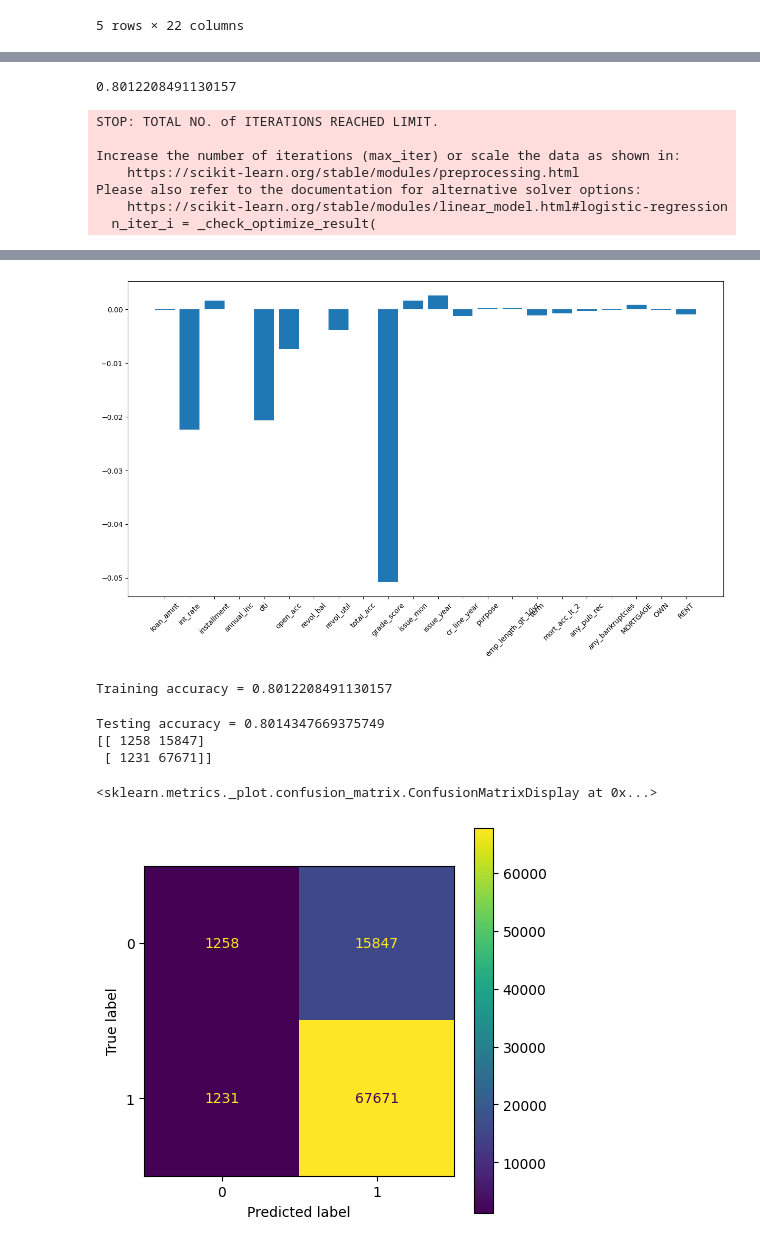
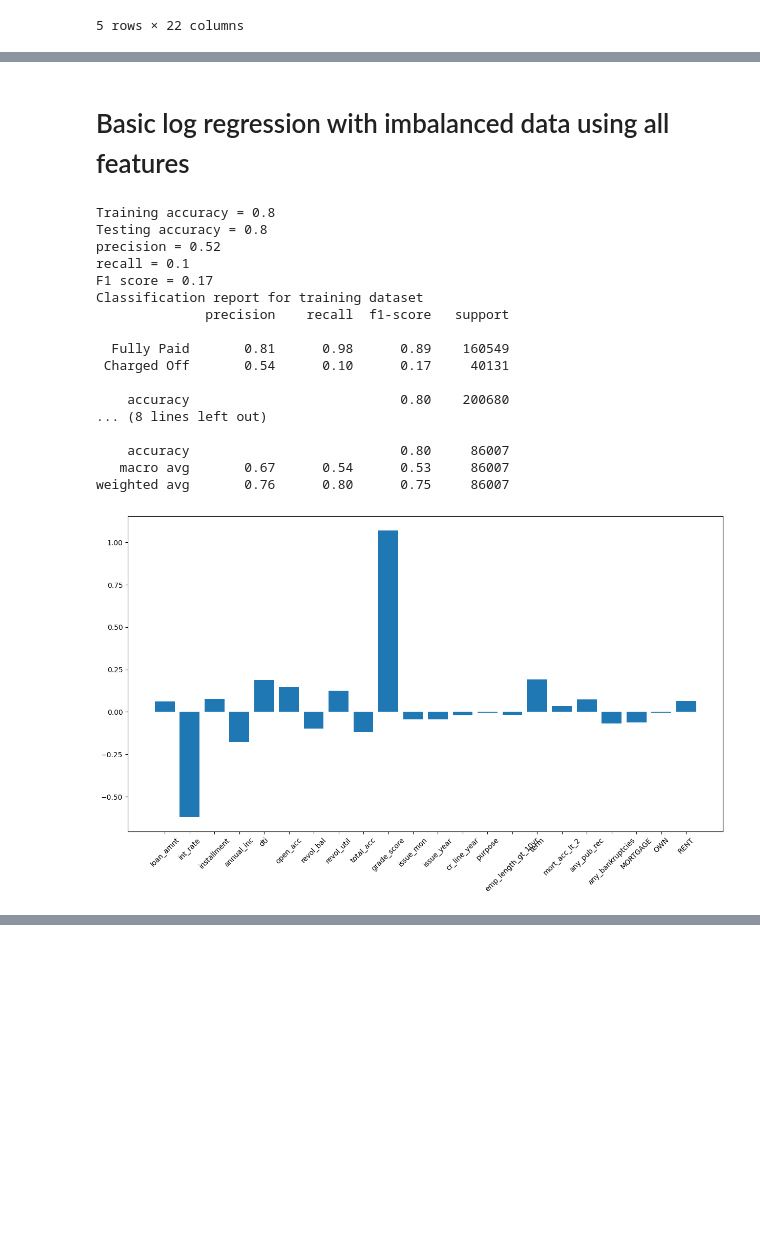
Before and after one commit to madhavpro3/DSML_casestudies, a Jupyter notebook: LoanTap_LogisticRegression.ipynb, the cells around one changed output, grey strips where cells are left out. Saved outputs shown, nothing was run; the diff lists cells and outputs as text; code cells hidden in the pictures; blank space fills up the shorter version.

```diff
--- a/LoanTap_LogisticRegression.ipynb
+++ b/LoanTap_LogisticRegression.ipynb
@@ -681,19 +684,32 @@ array([[-0.97610835, -1.33312005, -0.99521236, ..., -0.96043906,
+# %% [markdown]
+# Basic log regression with imbalanced data using all features
 # %%
 from sklearn.linear_model import LogisticRegression
 
-logreg=LogisticRegression().fit(X_train_scaled,y_train)
+logreg_basic=LogisticRegression().fit(X_train_scaled,y_train)
 
-# print(logreg)
-print(logreg.score(X_train_scaled,y_train))
-# print(accuracy_score(y_train,logreg.predict(X_train)))
+y_pred_basic=logreg_basic.predict(X_test_scaled)
 
-y_pred=logreg.predict(X_test_scaled)
+conf_mat_basic=confusion_matrix(y_test,y_pred_basic)
+
+get_scores(y_test,y_pred_basic,logreg_basic,X_train_scaled,y_train)
+draw_figs(logreg_basic,X_train.columns,conf_mat_basic,X_test_scaled,y_test)
 # %% [output]
-0.8012208491130157
+Training accuracy = 0.8
+Testing accuracy = 0.8
+precision = 0.52
+recall = 0.1
+F1 score = 0.17
+Classification report for training dataset
+              precision    recall  f1-score   support
+
+  Fully Paid       0.81      0.98      0.89    160549
+ Charged Off       0.54      0.10      0.17     40131
+
+    accuracy                           0.80    200680
+... (8 lines left out)
+
+    accuracy                           0.80     86007
+   macro avg       0.67      0.54      0.53     86007
+weighted avg       0.76      0.80      0.75     86007
-STOP: TOTAL NO. of ITERATIONS REACHED LIMIT.
-
-Increase the number of iterations (max_iter) or scale the data as shown in:
-    https://scikit-learn.org/stable/modules/preprocessing.html
-Please also refer to the documentation for alternative solver options:
-    https://scikit-learn.org/stable/modules/linear_model.html#logistic-regression
-  n_iter_i = _check_optimize_result(
+[figure, added]
@@ -700,36 +718,0 @@ Please also refer to the documentation for alternative solver options:
-# %%
-# print(logreg.coef_[0])
-# print(logreg.feature_names_in_)
-plt.figure(figsize=(15,8))
-plt.bar(X_train.columns,logreg.coef_[0])
-plt.xticks(rotation=45)
-# plt.yscale("log")
-plt.show()
-# %% [output]
-[figure, removed]
-# %%
-from sklearn.metrics import accuracy_score,confusion_matrix, ConfusionMatrixDisplay
-
-print('Training accuracy = '+str(logreg.score(X_train,y_train)))
-# print(accuracy_score(y_train,logreg.predict(X_train)))
-
-y_pred=logreg.predict(X_test)
-# %% [output]
-Training accuracy = 0.8012208491130157
-# %%
-from sklearn.metrics import accuracy_score,confusion_matrix, ConfusionMatrixDisplay
-
-print('Testing accuracy = '+str(accuracy_score(y_test,y_pred)))
-
-conf_mat=confusion_matrix(y_test,y_pred)
-print(conf_mat)
-
-# ax used here to control the size of confusion matrix
-fig, ax = plt.subplots(figsize=(5,5))
-ConfusionMatrixDisplay(conf_mat).plot(ax = ax)
-# %% [output]
-Testing accuracy = 0.8014347669375749
-[[ 1258 15847]
- [ 1231 67671]]
-<sklearn.metrics._plot.confusion_matrix.ConfusionMatrixDisplay at 0x...>
-[figure, removed]
```
Also changed, not shown: parts of 58 cells of this notebook.
